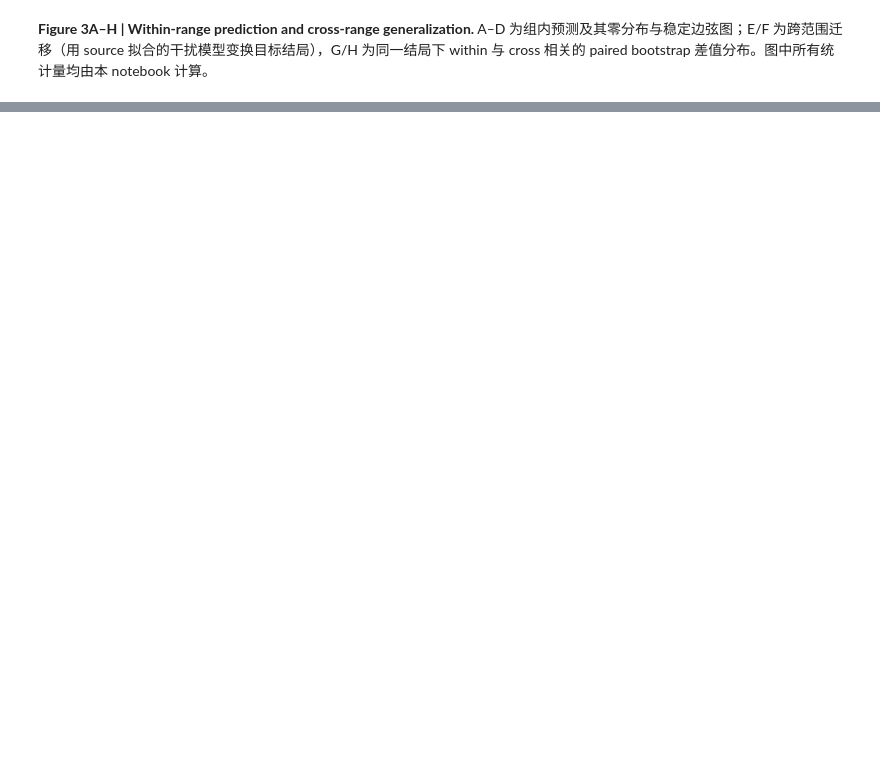
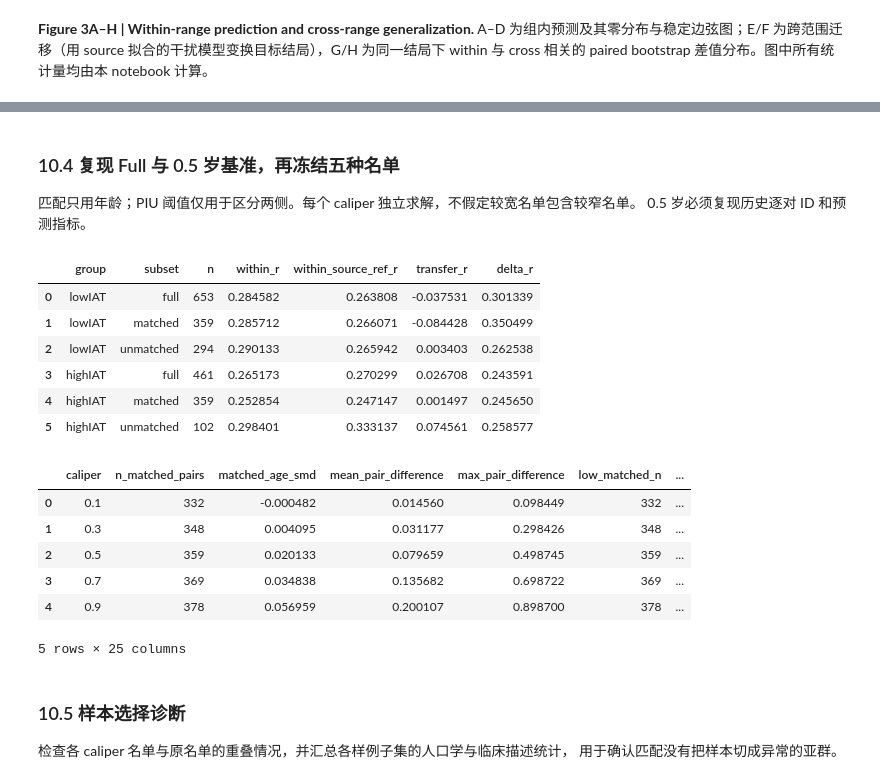
Before and after one commit to lufee10/IAT-CPM, a Jupyter notebook: 3_Visualizations/Visualization_Figure3.ipynb, the cells around one changed output, grey strips where cells are left out. Drawn from its saved outputs; the diff is of its cells as text; code cells hidden in the pictures; blank space fills up the shorter version.

```diff
--- a/3_Visualizations/Visualization_Figure3.ipynb
+++ b/3_Visualizations/Visualization_Figure3.ipynb
@@ -2381,0 +2742,79 @@ Wrote Figure 3 outputs to C:\Users\ai412\Desktop\Visualization_Figure_official_v
+# %% [markdown]
+### 10.4 复现 Full 与 0.5 岁基准，再冻结五种名单
+
+匹配只用年龄；PIU 阈值仅用于区分两侧。每个 caliper 独立求解，不假定较宽名单包含较窄名单。
+0.5 岁必须复现历史逐对 ID 和预测指标。
+# %%
+_, half, _ = match_subgroups(meta, [0.5])
+half = half.merge(predictions.rename(columns={'severity':'group'}),on=['ID','group'],validate='one_to_one')
+reproduction = []
+for gi,group in enumerate(['lowIAT','highIAT']):
+    full = half[half.group==group]
+    for si,subset in enumerate(['full','matched','unmatched']):
+        t = full if subset=='full' else full[full.membership==subset]
+        rw = observed_r(t.y_within_fold_res,t.within_oof_pred_res)
+        rr = observed_r(t.y_source_ref,t.within_oof_pred_res)
+        rt = observed_r(t.y_source_ref,t.transfer_pred_res)
+        np.testing.assert_allclose(rw,[[.284582,.285712,.290133],[.265173,.252854,.298401]][gi][si],rtol=0,atol=1e-6)
+        np.testing.assert_allclose(rr-rt,[[.301339,.350499,.262538],[.243591,.245650,.258577]][gi][si],rtol=0,atol=1e-6)
+        if subset=='full':np.testing.assert_allclose([rr,rt],[[.263808,-.037531],[.270299,.026708]][gi],rtol=0,atol=1e-6)
+        reproduction.append(dict(group=group,subset=subset,n=len(t),within_r=rw,within_source_ref_r=rr,transfer_r=rt,delta_r=rr-rt))
+reproduction = pd.DataFrame(reproduction)
+display(reproduction)
+pairs,membership,matching = match_subgroups(meta,CALIPERS)
+_,shuffled,_ = match_subgroups(meta.sample(frac=1,random_state=2026),CALIPERS)
+pd.testing.assert_frame_equal(membership,shuffled)
+
+# 所有输入只来自CPM；代码哈希不包含Notebook执行输出，重复运行不会因输出改变标识。
+# 同样的代码单元、同样的输入文件、同样的 caliper/boot/seed、同样的 numpy/pandas/scipy 版本，就得到同一个名字，
+# 重跑会覆盖同一个目录；任何一项变了才会多出一个新目录。
+# 因此换一台机器（三个库的版本通常不同）几乎必然生成新目录——
+# 这不影响结果，只是来源标签不同。
+# 注意：markdown 与执行输出不参与哈希，改说明文字不会换目录；
+# 改代码（哪怕只改注释）会换。
+# 旧目录不会自动清理，可随时整个删掉，重跑本 notebook 会重新生成。
+notebook_path = VIZ_ROOT/'Visualization_Figure3.ipynb'
+code = '\n'.join(''.join(cell['source']) for cell in json.loads(notebook_path.read_text(encoding='utf-8'))['cells'] if cell['cell_type']=='code')
+inventory = [dict(path=p.relative_to(COMPUTE_ROOT).as_posix(),sha256=file_sha(p),bytes=p.stat().st_size) for p in input_paths]
+config = dict(calipers=CALIPERS,n_boot=N_BOOT,seed=SEED,code_sha256=hashlib.sha256(code.encode()).hexdigest(),
+              inputs=inventory,numpy=np.__version__,pandas=pd.__version__,scipy=scipy.__version__)
+run_id = hashlib.sha256(json.dumps(config,sort_keys=True).encode()).hexdigest()[:16]
+out = OUTPUT_ROOT/run_id
+out.mkdir(parents=True,exist_ok=True)
+(out/'input_inventory.json').write_text(json.dumps(inventory,indent=2))
+(out/'run_config.json').write_text(json.dumps(config,indent=2))
+pairs.to_csv(out/'matched_pairs.csv',index=False)
+membership.to_csv(out/'matching_membership.csv',index=False)
+matching.to_csv(out/'matching_summary.csv',index=False)
+reproduction.to_csv(out/'reproduction_check_caliper0.5.csv',index=False)
+predictions.to_csv(out/'fixed_predictions_snapshot.csv',index=False)
+frozen_sha = file_sha(out/'matching_membership.csv')
+(out/'preflight_audit.json').write_text(json.dumps(dict(input_root=str(COMPUTE_ROOT),n=1114,
+    reference_checks='passed',original_cv_pairs='verified independent of row order',
+    ID_source='historical ID-indexed generalizationLoss CSVs; no IDs guessed from pickle positions',
+    metadata_source='GMM exported participant metadata only; no cluster labels used',
+    frozen_pair_sha=FROZEN_050_PAIR_SHA,manifest_sha256=frozen_sha,
+    age_smd='(high_mean-low_mean)/sqrt((sample_var_high+sample_var_low)/2), ddof=1',
+    evaluation_only=True),indent=2))
+(out/'stage_status.json').write_text(json.dumps(dict(preflight='completed',evaluation='running',report='not_run',training='not_run'),indent=2))
+display(matching)
+# %% [output]
+|  | group | subset | n | within_r | within_source_ref_r | transfer_r | delta_r |
+| 0 | lowIAT | full | 653 | 0.284582 | 0.263808 | -0.037531 | 0.301339 |
+| 1 | lowIAT | matched | 359 | 0.285712 | 0.266071 | -0.084428 | 0.350499 |
+| 2 | lowIAT | unmatched | 294 | 0.290133 | 0.265942 | 0.003403 | 0.262538 |
+| 3 | highIAT | full | 461 | 0.265173 | 0.270299 | 0.026708 | 0.243591 |
+| 4 | highIAT | matched | 359 | 0.252854 | 0.247147 | 0.001497 | 0.245650 |
+| 5 | highIAT | unmatched | 102 | 0.298401 | 0.333137 | 0.074561 | 0.258577 |
+|  | caliper | n_matched_pairs | matched_age_smd | mean_pair_difference | max_pair_difference | low_matched_n | ... |
+| 0 | 0.1 | 332 | -0.000482 | 0.014560 | 0.098449 | 332 | ... |
+| 1 | 0.3 | 348 | 0.004095 | 0.031177 | 0.298426 | 348 | ... |
+| 2 | 0.5 | 359 | 0.020133 | 0.079659 | 0.498745 | 359 | ... |
+| 3 | 0.7 | 369 | 0.034838 | 0.135682 | 0.698722 | 369 | ... |
+| 4 | 0.9 | 378 | 0.056959 | 0.200107 | 0.898700 | 378 | ... |
+5 rows × 25 columns
+# %% [markdown]
+### 10.5 样本选择诊断
+
+检查各 caliper 名单与原名单的重叠情况，并汇总各样例子集的人口学与临床描述统计，
+用于确认匹配没有把样本切成异常的亚群。
```
Also changed, not shown: parts of 39 cells of this notebook, 32 other files.
